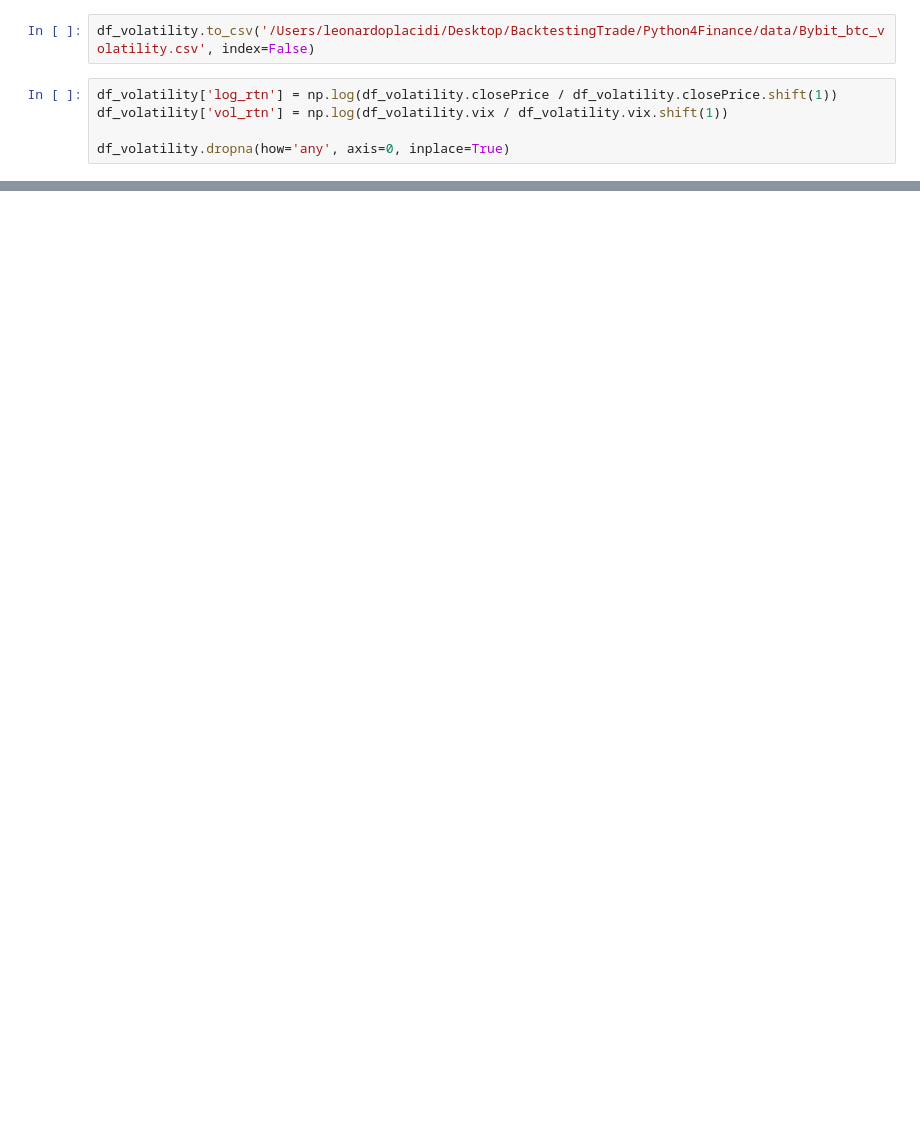
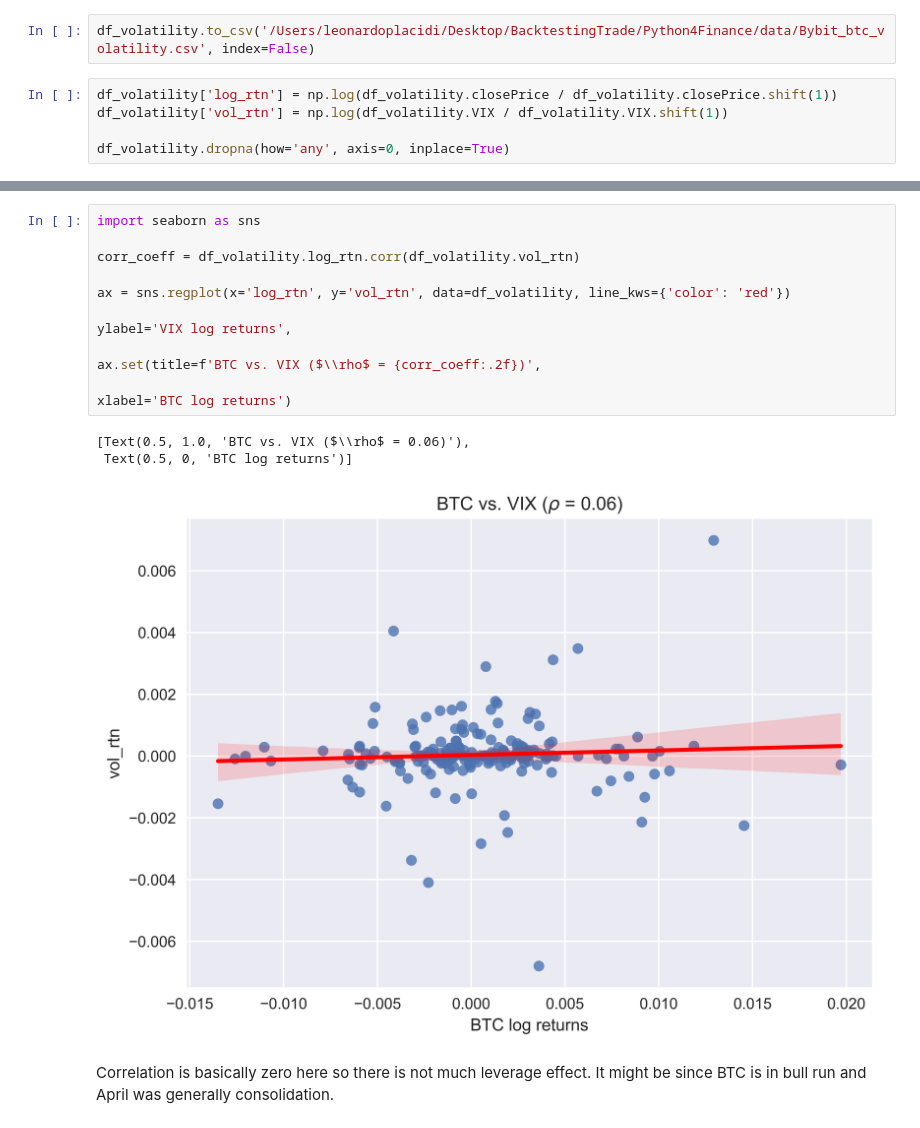
Before and after one commit to Gruntrexpewrus/TradersPlayground, a Jupyter notebook: Python4Finance/how_to_preprocess_data_crypto.ipynb, the cells around one changed output, grey strips where cells are left out. Saved outputs shown, nothing was run; the diff lists cells and outputs as text; blank space fills up the shorter version.

```diff
--- a/Python4Finance/how_to_preprocess_data_crypto.ipynb
+++ b/Python4Finance/how_to_preprocess_data_crypto.ipynb
@@ -226,6 +231,6 @@ df_volatility.head()
 df_volatility.to_csv('/Users/leonardoplacidi/Desktop/BacktestingTrade/Python4Finance/data/Bybit_btc_volatility.csv', index=False)
 # %%
 df_volatility['log_rtn'] = np.log(df_volatility.closePrice / df_volatility.closePrice.shift(1))
-df_volatility['vol_rtn'] = np.log(df_volatility.vix / df_volatility.vix.shift(1))
+df_volatility['vol_rtn'] = np.log(df_volatility.VIX / df_volatility.VIX.shift(1))
 
 df_volatility.dropna(how='any', axis=0, inplace=True)
@@ -231,0 +246,18 @@ df_volatility.dropna(how='any', axis=0, inplace=True)
+# %%
+import seaborn as sns
+
+corr_coeff = df_volatility.log_rtn.corr(df_volatility.vol_rtn)
+
+ax = sns.regplot(x='log_rtn', y='vol_rtn', data=df_volatility, line_kws={'color': 'red'})
+
+ylabel='VIX log returns',
+
+ax.set(title=f'BTC vs. VIX ($\\rho$ = {corr_coeff:.2f})',
+
+xlabel='BTC log returns')
+# %% [output]
+[Text(0.5, 1.0, 'BTC vs. VIX ($\\rho$ = 0.06)'),
+ Text(0.5, 0, 'BTC log returns')]
+[figure, added]
+# %% [markdown]
+Correlation is basically zero here so there is not much leverage effect. It might be since BTC is in bull run and April was generally consolidation.
```
Also changed, not shown: parts of 5 cells of this notebook.
